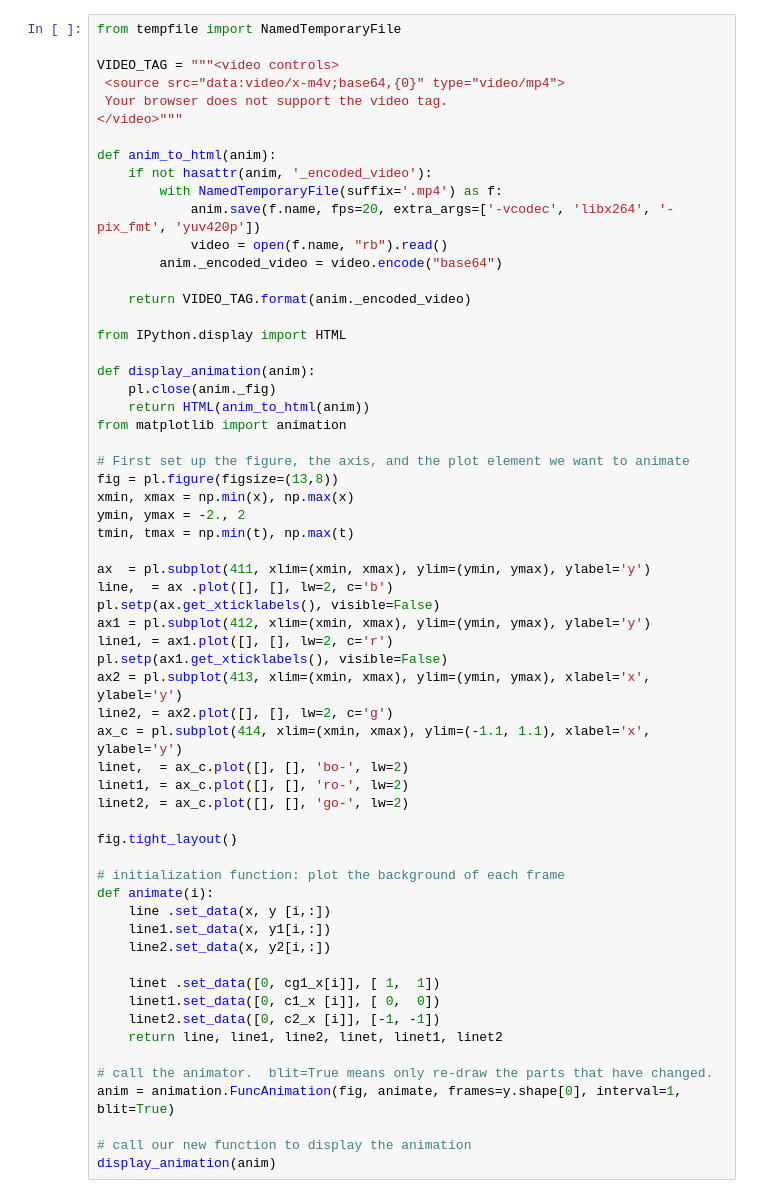
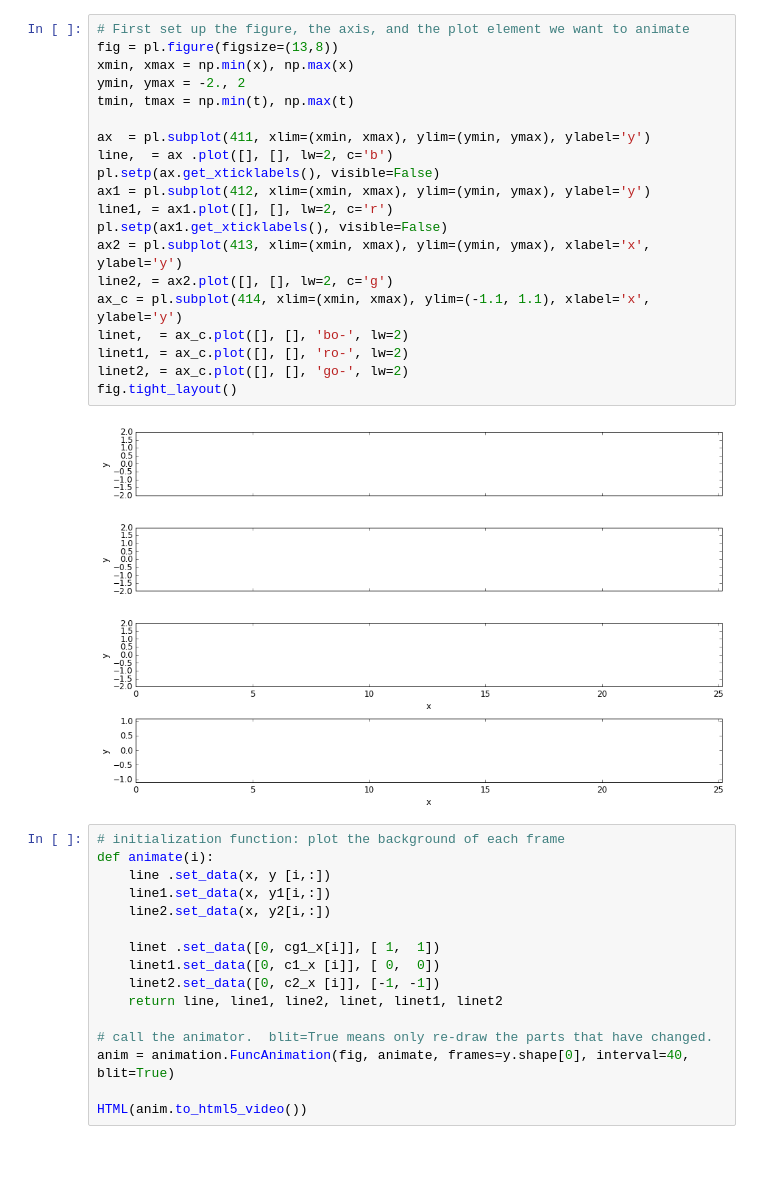
Before and after one commit to Chiil/dynamic_meteorology, a Jupyter notebook: Wave packet.ipynb, the cells around one changed output. Saved outputs shown, nothing was run; the diff lists cells and outputs as text; blank space fills up the shorter version.

```diff
--- a/Wave packet.ipynb
+++ b/Wave packet.ipynb
@@ -42,63 +46,40 @@ c1_x %= max(x)
 c2_x %= max(x)
 cg1_x %= max(x)
 # %%
-from tempfile import NamedTemporaryFile
-
-VIDEO_TAG = """<video controls>
- <source src="data:video/x-m4v;base64,{0}" type="video/mp4">
- Your browser does not support the video tag.
-</video>"""
-
-def anim_to_html(anim):
-    if not hasattr(anim, '_encoded_video'):
-        with NamedTemporaryFile(suffix='.mp4') as f:
-            anim.save(f.name, fps=20, extra_args=['-vcodec', 'libx264', '-pix_fmt', 'yuv420p'])
-            video = open(f.name, "rb").read()
-        anim._encoded_video = video.encode("base64")
-
-    return VIDEO_TAG.format(anim._encoded_video)
-
-from IPython.display import HTML
-
-def display_animation(anim):
-    pl.close(anim._fig)
-    return HTML(anim_to_html(anim))
-from matplotlib import animation
-
 # First set up the figure, the axis, and the plot element we want to animate
 fig = pl.figure(figsize=(13,8))
 xmin, xmax = np.min(x), np.max(x)
 ymin, ymax = -2., 2
 tmin, tmax = np.min(t), np.max(t)
 
 ax  = pl.subplot(411, xlim=(xmin, xmax), ylim=(ymin, ymax), ylabel='y')
 line,  = ax .plot([], [], lw=2, c='b')
 pl.setp(ax.get_xticklabels(), visible=False)
 ax1 = pl.subplot(412, xlim=(xmin, xmax), ylim=(ymin, ymax), ylabel='y')
 line1, = ax1.plot([], [], lw=2, c='r')
 pl.setp(ax1.get_xticklabels(), visible=False)
 ax2 = pl.subplot(413, xlim=(xmin, xmax), ylim=(ymin, ymax), xlabel='x', ylabel='y')
 line2, = ax2.plot([], [], lw=2, c='g')
 ax_c = pl.subplot(414, xlim=(xmin, xmax), ylim=(-1.1, 1.1), xlabel='x', ylabel='y')
 linet,  = ax_c.plot([], [], 'bo-', lw=2)
 linet1, = ax_c.plot([], [], 'ro-', lw=2)
 linet2, = ax_c.plot([], [], 'go-', lw=2)
-
 fig.tight_layout()
-
-# initialization function: plot the background of each frame
-def animate(i):
-    line .set_data(x, y [i,:])
-    line1.set_data(x, y1[i,:])
-    line2.set_data(x, y2[i,:])
-
-    linet .set_data([0, cg1_x[i]], [ 1,  1])
-    linet1.set_data([0, c1_x [i]], [ 0,  0])
-    linet2.set_data([0, c2_x [i]], [-1, -1])
-    return line, line1, line2, linet, linet1, linet2
-
-# call the animator.  blit=True means only re-draw the parts that have changed.
-anim = animation.FuncAnimation(fig, animate, frames=y.shape[0], interval=1, blit=True)
-
-# call our new function to display the animation
-display_animation(anim)
+# %% [output]
+[figure, added]
+# %%
+# initialization function: plot the background of each frame
+def animate(i):
+    line .set_data(x, y [i,:])
+    line1.set_data(x, y1[i,:])
+    line2.set_data(x, y2[i,:])
+
+    linet .set_data([0, cg1_x[i]], [ 1,  1])
+    linet1.set_data([0, c1_x [i]], [ 0,  0])
+    linet2.set_data([0, c2_x [i]], [-1, -1])
+    return line, line1, line2, linet, linet1, linet2
+
+# call the animator.  blit=True means only re-draw the parts that have changed.
+anim = animation.FuncAnimation(fig, animate, frames=y.shape[0], interval=40, blit=True)
+
+HTML(anim.to_html5_video())
```
Also changed, not shown: parts of 4 cells of this notebook.
